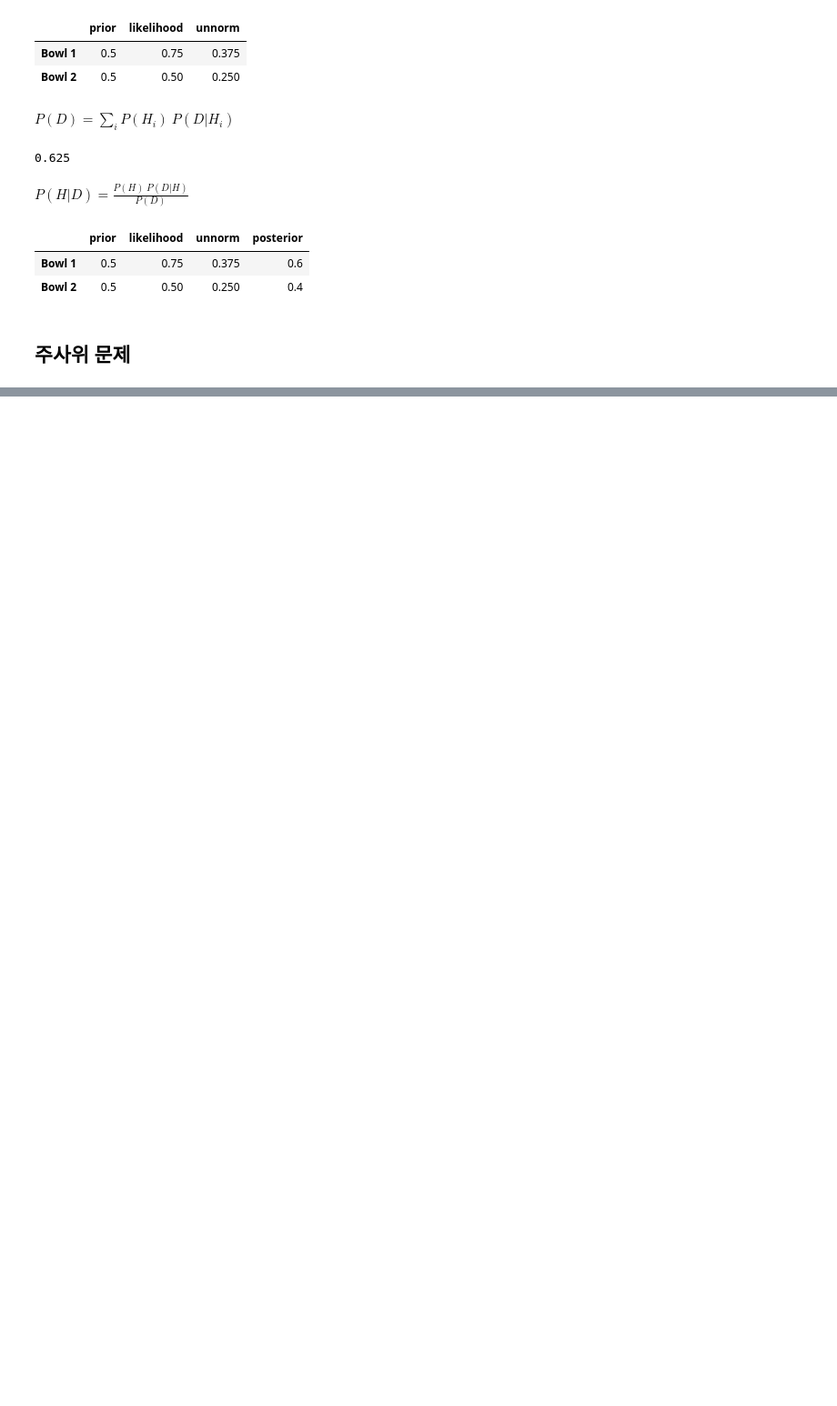
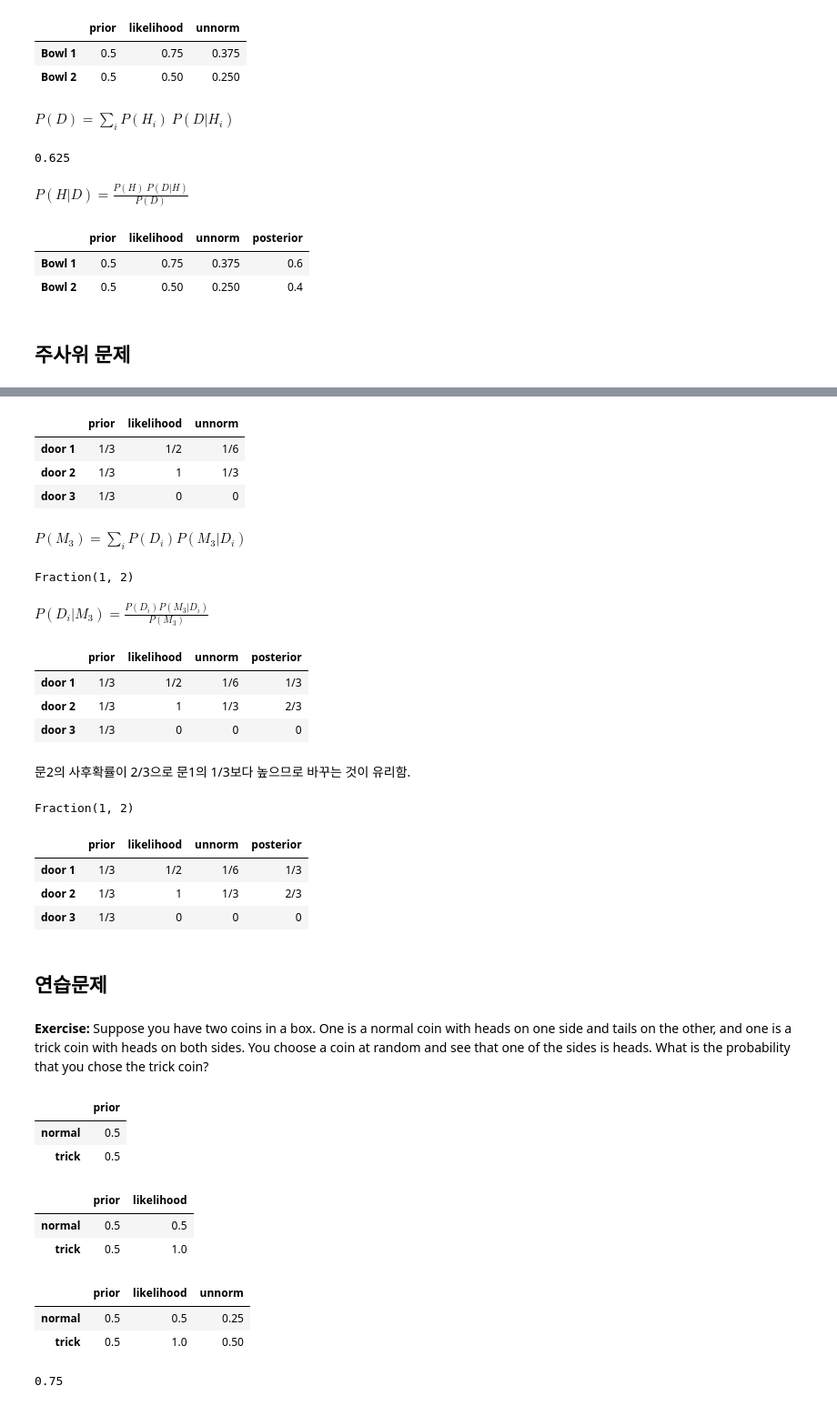
Before and after one commit to birdblues/think-bayes, a Jupyter notebook: ch2.ipynb, the cells around one changed output, grey strips where cells are left out. Shown: that part at 91% size. Saved outputs shown, nothing was run; the diff lists cells and outputs as text; code cells hidden in the pictures; blank space fills up the shorter version.

```diff
--- a/ch2.ipynb
+++ b/ch2.ipynb
@@ -82,0 +151,72 @@ table
+# %%
+table3['unnorm'] = table3['prior'] * table3['likelihood']
+table3
+# %% [output]
+|  | prior | likelihood | unnorm |
+| door 1 | 1/3 | 1/2 | 1/6 |
+| door 2 | 1/3 | 1 | 1/3 |
+| door 3 | 1/3 | 0 | 0 |
+# %% [markdown]
+$P(M_3) = \sum_i P(D_i)P(M_3|D_i) $
+# %%
+prob_data = table3['unnorm'].sum()
+prob_data
+# %% [output]
+Fraction(1, 2)
+# %% [markdown]
+$P(D_i|M_3) = \frac{P(D_i)P(M_3|D_i)}{P(M_3)}$
+# %%
+table3['posterior'] = table3['unnorm'] / prob_data
+table3
+# %% [output]
+|  | prior | likelihood | unnorm | posterior |
+| door 1 | 1/3 | 1/2 | 1/6 | 1/3 |
+| door 2 | 1/3 | 1 | 1/3 | 2/3 |
+| door 3 | 1/3 | 0 | 0 | 0 |
+# %% [markdown]
+문2의 사후확률이 2/3으로 문1의 1/3보다 높으므로 바꾸는 것이 유리함.
+# %%
+prob_data = update(table3)
+prob_data
+# %% [output]
+Fraction(1, 2)
+# %%
+table3
+# %% [output]
+|  | prior | likelihood | unnorm | posterior |
+| door 1 | 1/3 | 1/2 | 1/6 | 1/3 |
+| door 2 | 1/3 | 1 | 1/3 | 2/3 |
+| door 3 | 1/3 | 0 | 0 | 0 |
+# %% [markdown]
+## 연습문제
+# %% [markdown]
+**Exercise:** Suppose you have two coins in a box.
+One is a normal coin with heads on one side and tails on the other, and one is a trick coin with heads on both sides.  You choose a coin at random and see that one of the sides is heads.
+What is the probability that you chose the trick coin?
+# %%
+coin = pd.DataFrame(index=['normal', 'trick'])
+coin['prior'] = 1/2, 1/2
+coin
+# %% [output]
+|  | prior |
+| normal | 0.5 |
+| trick | 0.5 |
+# %%
+coin['likelihood'] = 1/2, 1
+coin
+# %% [output]
+|  | prior | likelihood |
+| normal | 0.5 | 0.5 |
+| trick | 0.5 | 1.0 |
+# %%
+coin['unnorm'] = coin['prior'] * coin['likelihood']
+coin
+# %% [output]
+|  | prior | likelihood | unnorm |
+| normal | 0.5 | 0.5 | 0.25 |
+| trick | 0.5 | 1.0 | 0.50 |
+# %%
+prob_data = coin['unnorm'].sum()
+prob_data
+# %% [output]
+0.75
```
Also changed, not shown: parts of 36 cells of this notebook, 6 other files.
